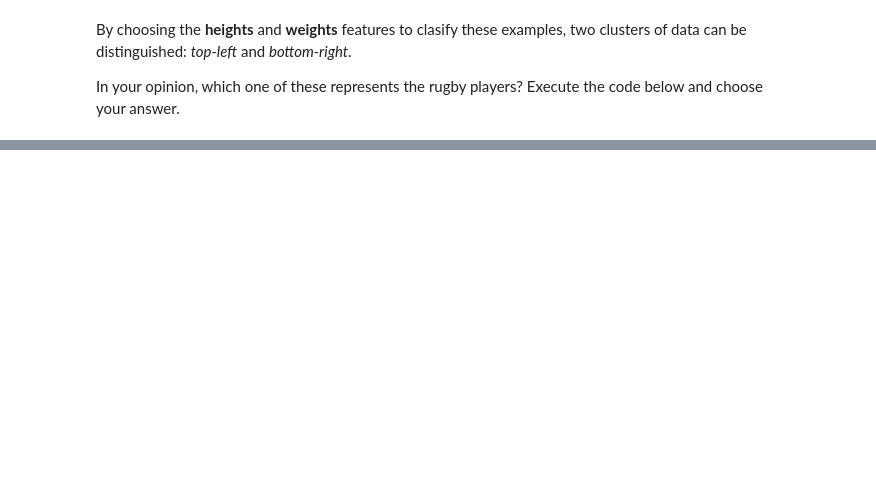
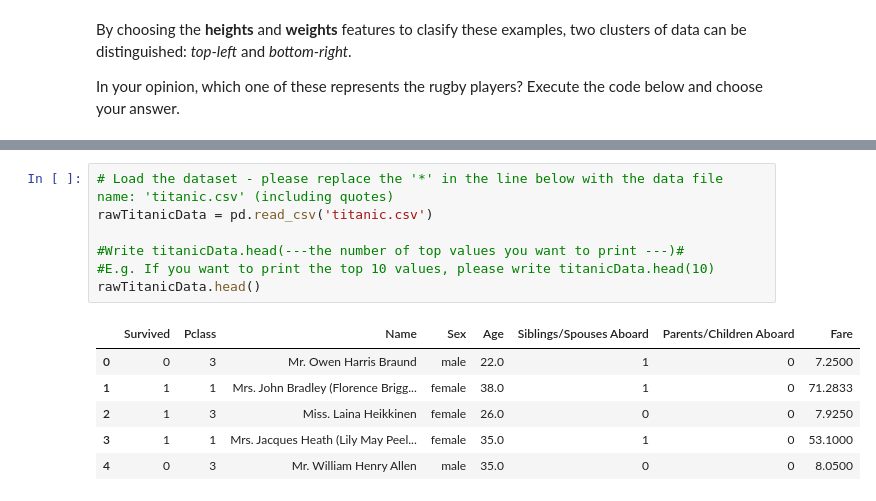
Before and after one commit to preslee/UCIL20122, a Jupyter notebook: Individual project.ipynb, the cells around one changed output, grey strips where cells are left out. Cells and saved outputs as stored; diff of their text form; blank space fills up the shorter version.

Commit message:
Neural Networks on Titanic dataset. Not completed

```diff
--- a/Individual project.ipynb
+++ b/Individual project.ipynb
@@ -169,0 +202,14 @@ feedbackQ2.button.on_click(on_button_clicked)
+# %%
+# Load the dataset - please replace the '*' in the line below with the data file name: 'titanic.csv' (including quotes)
+rawTitanicData = pd.read_csv('titanic.csv')
+
+#Write titanicData.head(---the number of top values you want to print ---)#
+#E.g. If you want to print the top 10 values, please write titanicData.head(10)
+rawTitanicData.head()
+# %% [output]
+|  | Survived | Pclass | Name | Sex | Age | Siblings/Spouses Aboard | Parents/Children Aboard | Fare |
+| 0 | 0 | 3 | Mr. Owen Harris Braund | male | 22.0 | 1 | 0 | 7.2500 |
+| 1 | 1 | 1 | Mrs. John Bradley (Florence Brigg... | female | 38.0 | 1 | 0 | 71.2833 |
+| 2 | 1 | 3 | Miss. Laina Heikkinen | female | 26.0 | 0 | 0 | 7.9250 |
+| 3 | 1 | 1 | Mrs. Jacques Heath (Lily May Peel... | female | 35.0 | 1 | 0 | 53.1000 |
+| 4 | 0 | 3 | Mr. William Henry Allen | male | 35.0 | 0 | 0 | 8.0500 |
```
Also changed, not shown: parts of 25 cells of this notebook, 3 other files.
